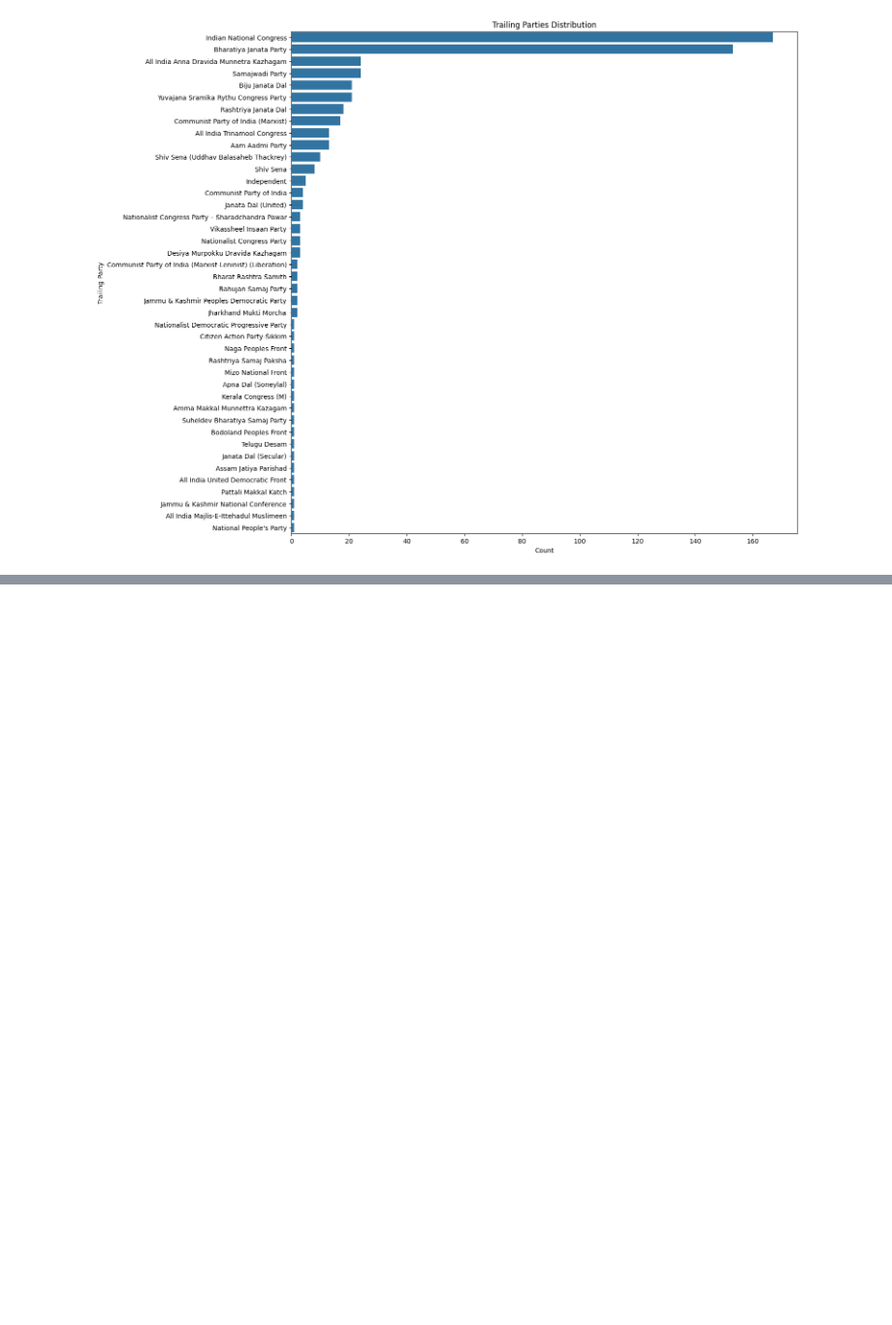
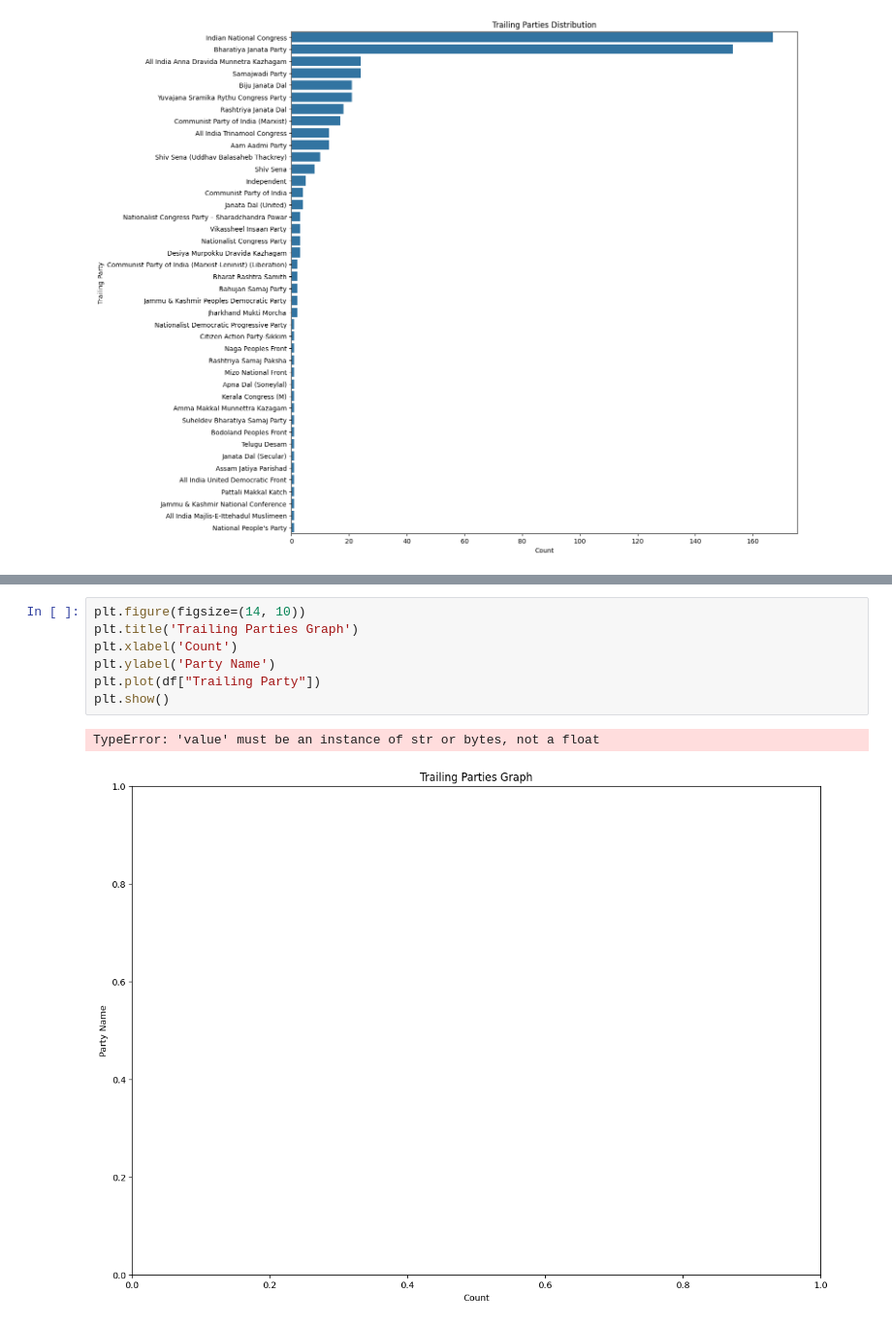
Before and after one commit to Udhay2898/HandsOnPractice_Pandas, a Jupyter notebook: Election_Analysis.ipynb, the cells around one changed output, grey strips where cells are left out. Shown at 97% size. Drawn from its saved outputs; the diff is of its cells as text; blank space fills up the shorter version.

```diff
--- a/Election_Analysis.ipynb
+++ b/Election_Analysis.ipynb
@@ -111,0 +112,10 @@ df.head()
+# %%
+plt.figure(figsize=(14, 10))
+plt.title('Trailing Parties Graph')
+plt.xlabel('Count')
+plt.ylabel('Party Name')
+plt.plot(df["Trailing Party"])
+plt.show()
+# %% [output]
+TypeError: 'value' must be an instance of str or bytes, not a float
+[figure, added]
```
Also changed, not shown: parts of 3 cells of this notebook.
